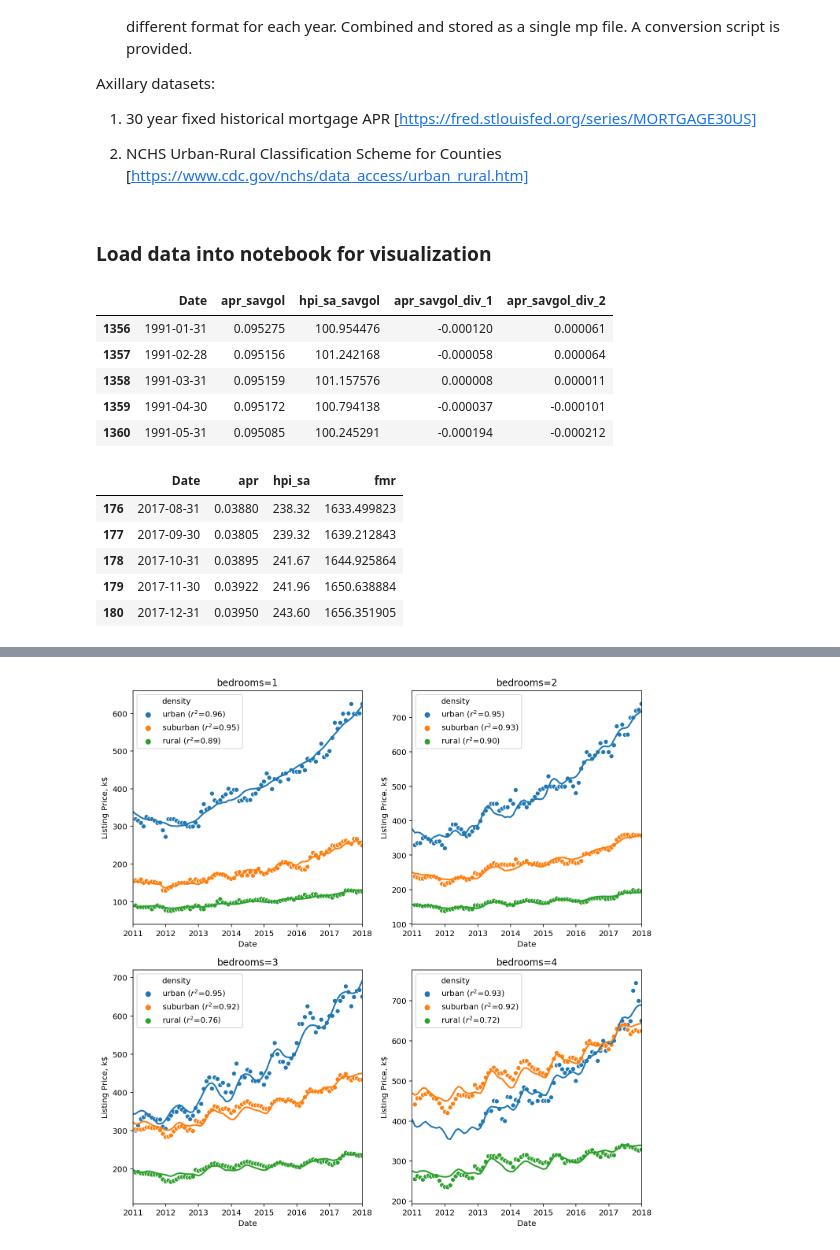
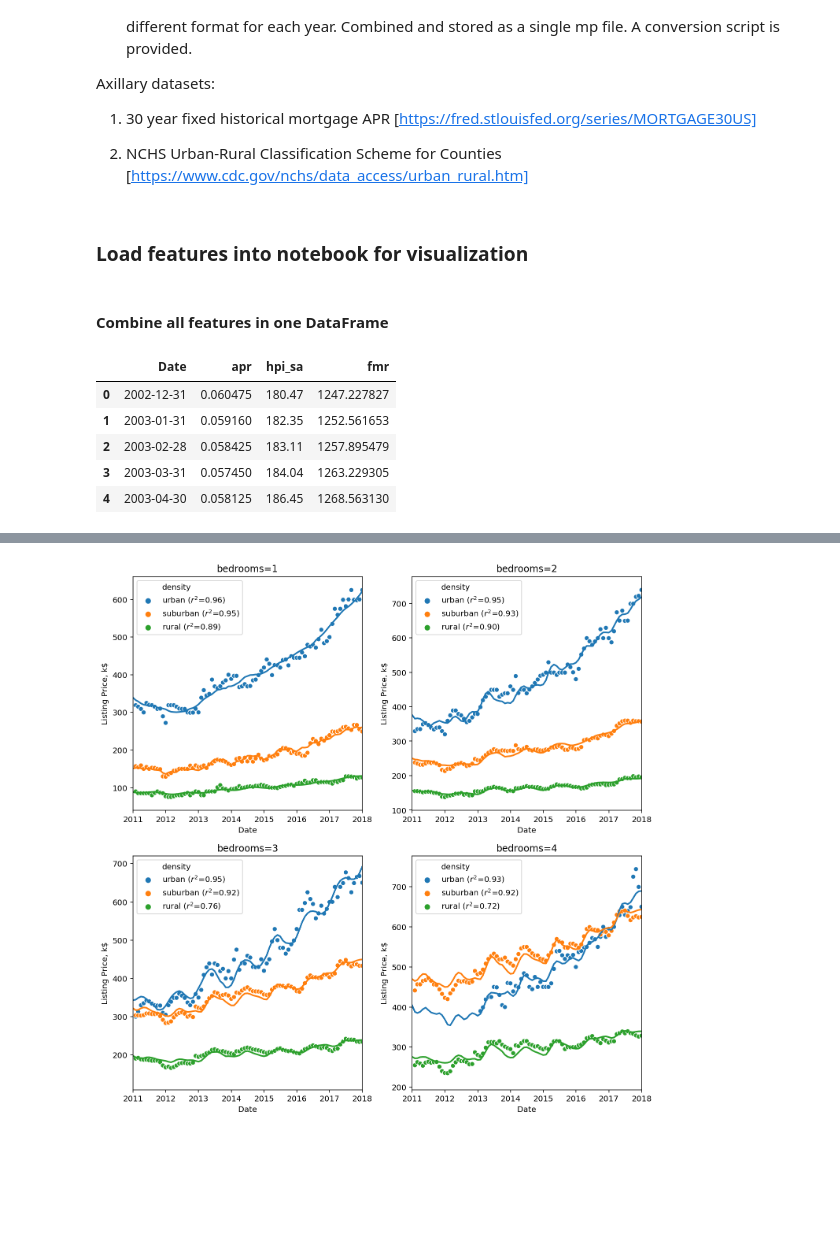
Before and after one commit to ivlis/rent-or-buy, a Jupyter notebook: rent-or-buy.ipynb, the cells around one changed output, grey strips where cells are left out. Saved outputs shown, nothing was run; the diff lists cells and outputs as text; code cells hidden in the pictures; blank space fills up the shorter version.

```diff
--- a/rent-or-buy.ipynb
+++ b/rent-or-buy.ipynb
@@ -63,9 +70,9 @@ from model.helper import (
 %load_ext autoreload
 %autoreload 2
 # %% [markdown]
-### Load data into notebook for visualization
+### Load features into notebook for visualization
 # %%
-apr = load_loan_apr_monthly().reset_index()
+apr = load_loan_apr_monthly()
 hpi_ma = load_hpi_master('New England Division')
 house_prices, selected_counties = load_houseprices_by_urban_codes(state="MA")
 fmr = load_fmr_by_region(selected_counties)
@@ -76,19 +80,12 @@ pm.fit_all()
-# %%
-pm.prp_features.head()
-# %% [output]
-|  | Date | apr_savgol | hpi_sa_savgol | apr_savgol_div_1 | apr_savgol_div_2 |
-| 1356 | 1991-01-31 | 0.095275 | 100.954476 | -0.000120 | 0.000061 |
-| 1357 | 1991-02-28 | 0.095156 | 101.242168 | -0.000058 | 0.000064 |
-| 1358 | 1991-03-31 | 0.095159 | 101.157576 | 0.000008 | 0.000011 |
-| 1359 | 1991-04-30 | 0.095172 | 100.794138 | -0.000037 | -0.000101 |
-| 1360 | 1991-05-31 | 0.095085 | 100.245291 | -0.000194 | -0.000212 |
+# %% [markdown]
+#### Combine all features in one DataFrame
 # %%
 features = apr.merge(hpi_ma[['Date', 'hpi_sa']], on='Date').merge(fmr, on='Date')
-features.tail()
+features.head()
 # %% [output]
 |  | Date | apr | hpi_sa | fmr |
-| 176 | 2017-08-31 | 0.03880 | 238.32 | 1633.499823 |
-| 177 | 2017-09-30 | 0.03805 | 239.32 | 1639.212843 |
-| 178 | 2017-10-31 | 0.03895 | 241.67 | 1644.925864 |
-| 179 | 2017-11-30 | 0.03922 | 241.96 | 1650.638884 |
-| 180 | 2017-12-31 | 0.03950 | 243.60 | 1656.351905 |
+| 0 | 2002-12-31 | 0.060475 | 180.47 | 1247.227827 |
+| 1 | 2003-01-31 | 0.059160 | 182.35 | 1252.561653 |
+| 2 | 2003-02-28 | 0.058425 | 183.11 | 1257.895479 |
+| 3 | 2003-03-31 | 0.057450 | 184.04 | 1263.229305 |
+| 4 | 2003-04-30 | 0.058125 | 186.45 | 1268.563130 |
```
Also changed, not shown: parts of 14 cells of this notebook.
